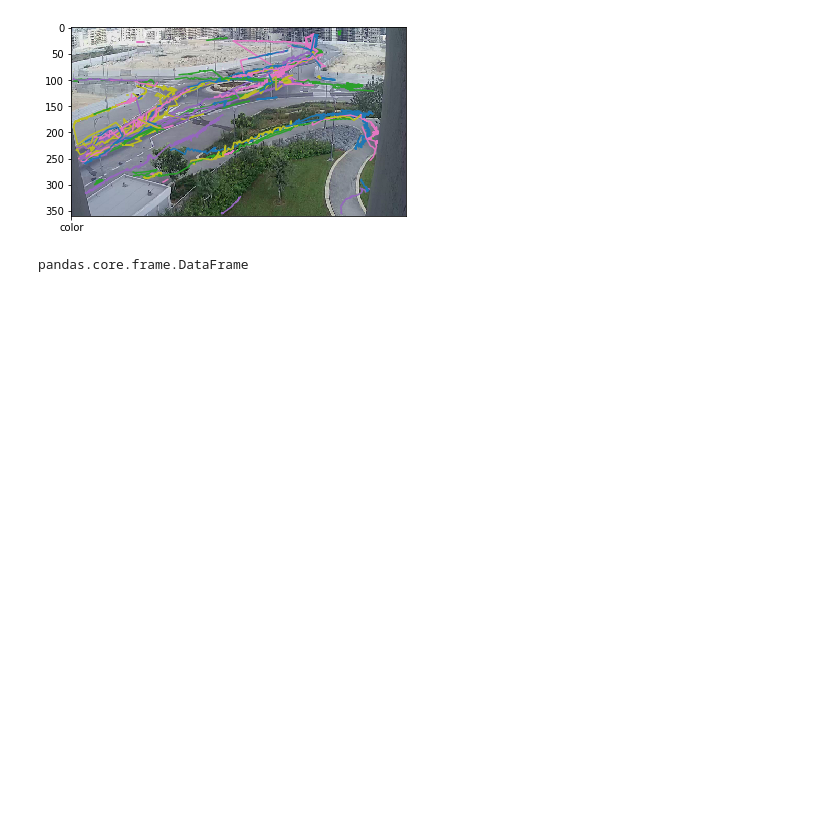
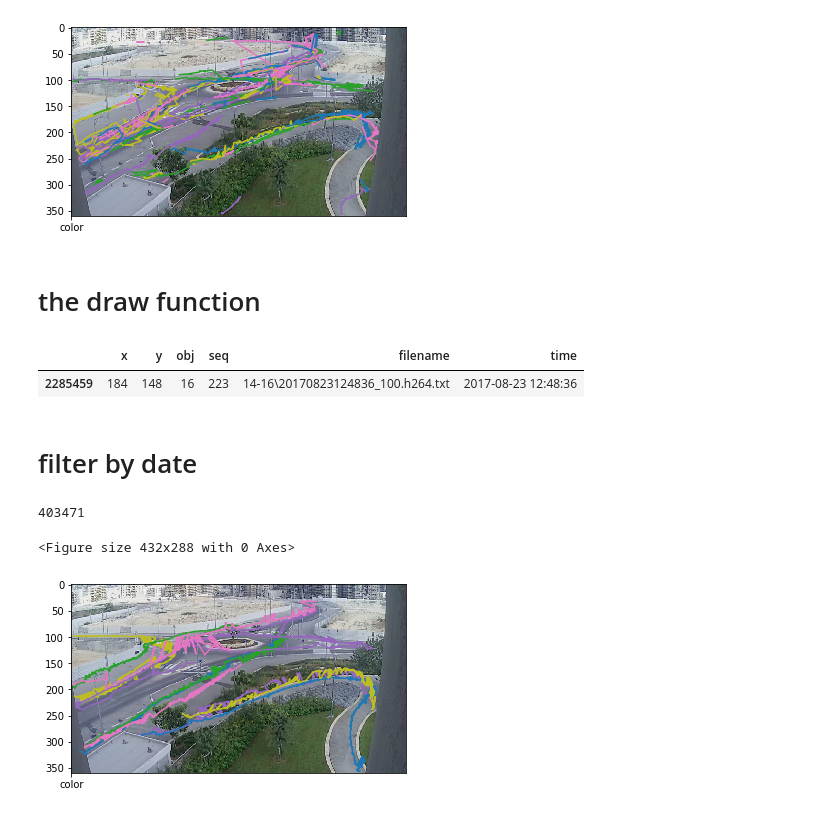
Before and after one commit to chanismile/Paths-Research, a Jupyter notebook: init_queries_Sari.ipynb, the cells around one changed output. Drawn from its saved outputs; the diff is of its cells as text; code cells hidden in the pictures; blank space fills up the shorter version.

Commit message:
add filter by date

```diff
--- a/init_queries_Sari.ipynb
+++ b/init_queries_Sari.ipynb
@@ -24,16 +24,18 @@ t1 = datetime.time(1, 24, 9)
 t2 = datetime.time(1, 27, 9)
 specific_time = df[df.time.dt.time.between(t1,t2)]
 # %%
-top10 = specific_time.groupby(["filename","obj"]).size().sort_values(ascending=False)
+all = specific_time.groupby(["filename","obj"]).size().sort_values(ascending=False)
 df_by_obj = df.set_index(['filename', 'obj']).sort_index()
 main_info = []
-for t in top10.index:
+for t in all.index:
     oo = df_by_obj.loc[t]
     main_info.append((oo.x,oo.y))
 draw_lines(main_info,multipul = False)
 # %% [output]
 <Figure size 432x288 with 0 Axes>
 [figure]
+# %% [markdown]
+# the draw function
 # %%
 from PIL import Image
 img = Image.open('data/paths0.png')
@@ -46,7 +48,26 @@ def draw_lines(list,multipul = True):
             fig, ax = plt.subplots()
             ax.imshow(img)
         plot(*tuple, '-', 'color',rand(1,3))
-# %%
-type(specific_time[['x','y']])
-# %% [output]
-pandas.core.frame.DataFrame
+# %%
+df.sample()
+# %% [output]
+|  | x | y | obj | seq | filename | time |
+| 2285459 | 184 | 148 | 16 | 223 | 14-16\20170823124836_100.h264.txt | 2017-08-23 12:48:36 |
+# %% [markdown]
+# filter by date
+# %%
+d = datetime.date(2017, 8, 20)
+specific_date = df[df.time.dt.date == d]
+# %% [output]
+403471
+# %%
+top10 = specific_date.groupby(["filename","obj"]).size().sort_values(ascending=False).head(10)
+df_by_obj = df.set_index(['filename', 'obj']).sort_index()
+main_info = []
+for t in top10.index:
+    oo = df_by_obj.loc[t]
+    main_info.append((oo.x,oo.y))
+draw_lines(main_info,multipul = False)
+# %% [output]
+<Figure size 432x288 with 0 Axes>
+[figure, added]
```
Also changed, not shown: parts of 2 cells of this notebook.
